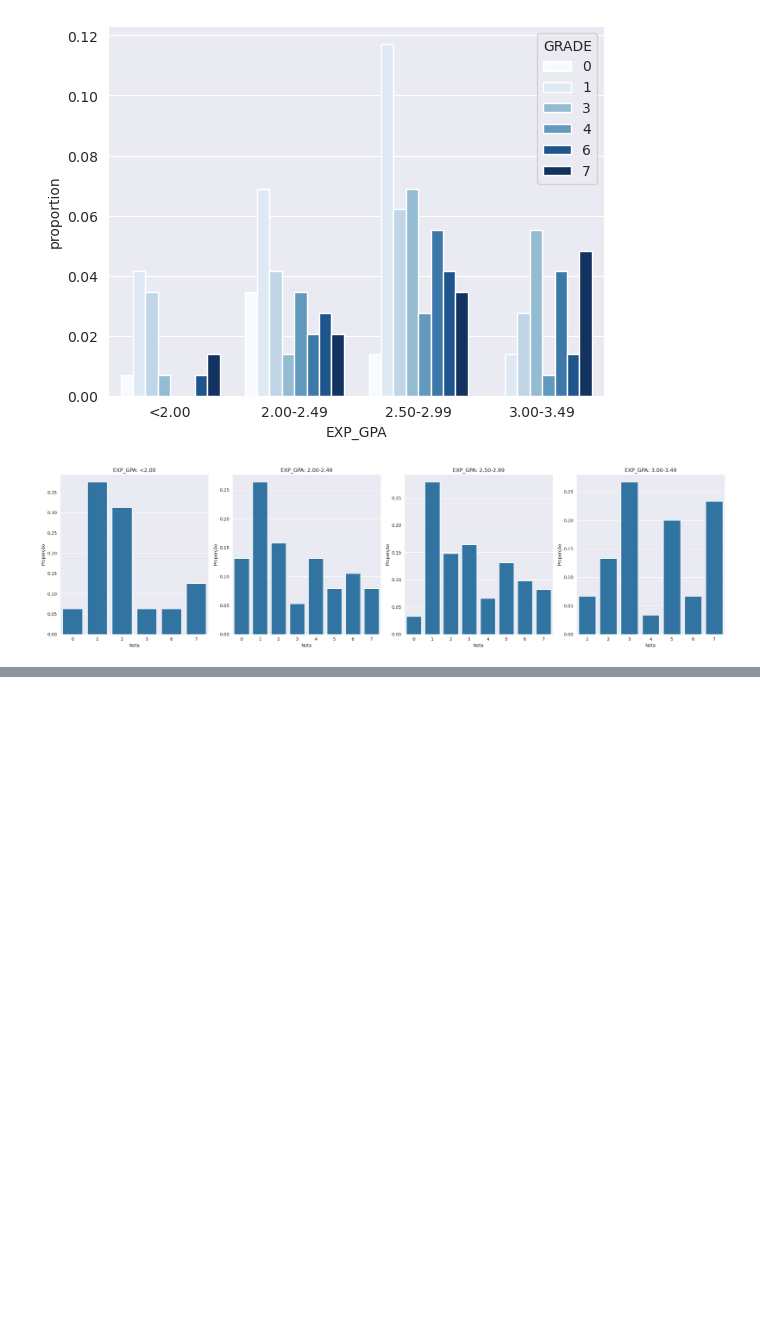
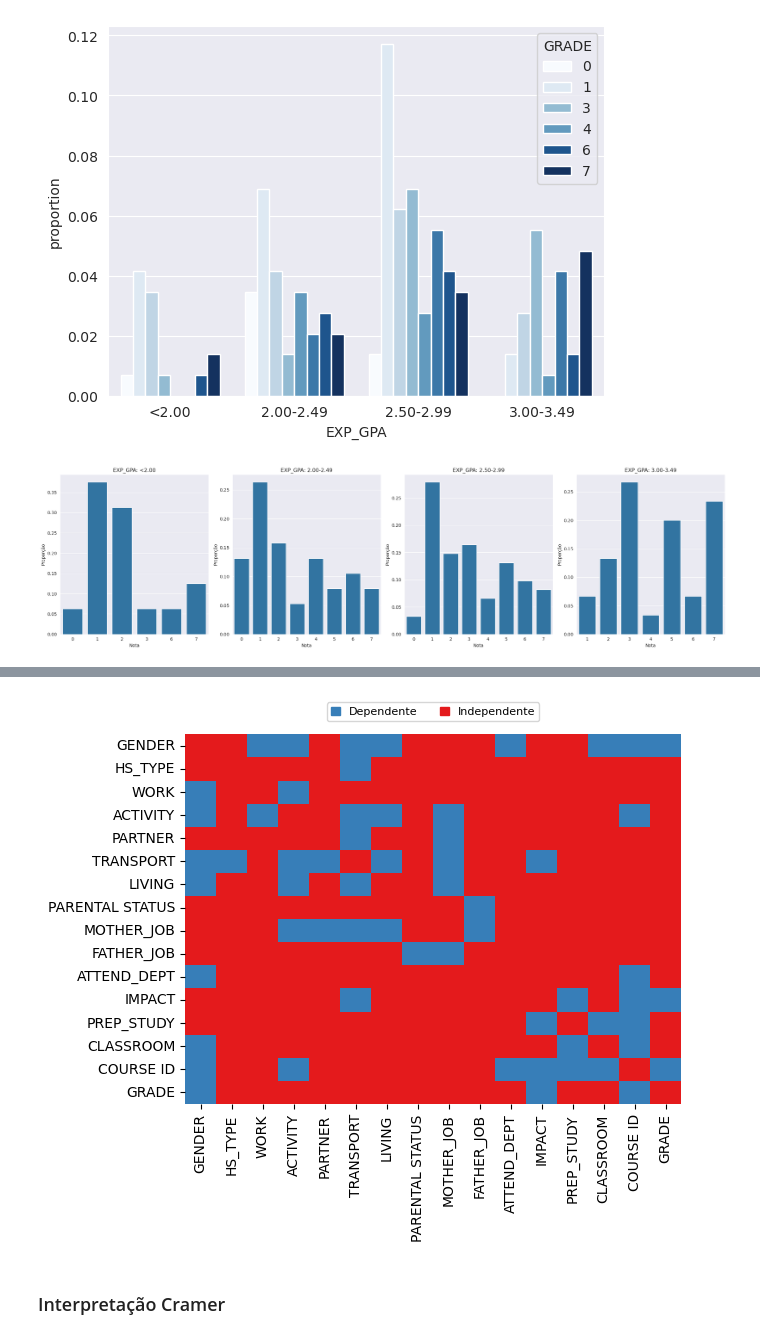
Before and after one commit to RodolfoPCruz/students-performance, a Jupyter notebook: performance_higher_education.ipynb, the cells around one changed output, grey strips where cells are left out. Drawn from its saved outputs; the diff is of its cells as text; code cells hidden in the pictures; blank space fills up the shorter version.

Commit message:
feat: Analise da correlacao entre variaveis categoricas para os dados de educacao superior

```diff
--- a/performance_higher_education.ipynb
+++ b/performance_higher_education.ipynb
@@ -1057,0 +1063,8 @@ gerar_subplot_proporcao_por_grupo(df_higher_education,index_expected_GPA,"EXP_GP
+# %%
+#Variáveis que podem ser ordenadas
+ordinals=['AGE','SCHOLARSHIP','SALARY','MOTHER_EDU','FATHER_EDU','#_SIBLINGS','STUDY_HRS','READ_FREQ',
+            'READ_FREQ_SCI','ATTEND','CUML_GPA','EXP_GPA','PREP_EXAM','NOTES','LISTENS','LIKES_DISCUSS',"GRADE"]
+
+#Variáveis categóricas
+categoricals=['GENDER','HS_TYPE','WORK','ACTIVITY','PARTNER','TRANSPORT','LIVING','PARENTAL STATUS','MOTHER_JOB','FATHER_JOB','ATTEND_DEPT','IMPACT','PREP_STUDY',
+            'CLASSROOM','COURSE ID','GRADE']
@@ -1057,0 +1141,28 @@ gerar_subplot_proporcao_por_grupo(df_higher_education,index_expected_GPA,"EXP_GP
+# %%
+#Plotar heat map para indicar se existe ou não associação entre as variáveis
+
+def heat_map_significance(df_p_values,alpha,size=[12,8]):
+    '''
+    Função para plotar heat map com as cores indicando se existe ou não associação entre as variáveis
+
+    Inputs:
+       df_p_values: pandas dataframe com os p values calculados usado o teste chi-quadrado
+       alpha      : nivel de significância
+
+    '''
+    cmap = sns.mpl_palette("Set1", 2) #Return a palette or colormap from the matplotlib registry.
+    legend_handles = [Patch(color=cmap[True], label='Dependente'),  # red
+                  Patch(color=cmap[False], label='Independente')]  # green
+    plt.legend(handles=legend_handles, ncol=2, bbox_to_anchor=[0.5, 1.02], loc='lower center',
+           fontsize=8, handlelength=.8)
+    sns.heatmap(df_p_values<alpha,cmap=cmap,cbar=False)
+# %%
+#Criar heat map informando dependência ou indepenência entre variáveis
+
+
+df_chi_quadrado,df_cramer,df_cramer_degrees_freedom=association_categorical_features(df_higher_education[categoricals])
+heat_map_significance(df_chi_quadrado,0.05)
+# %% [output]
+[figure, added]
+# %% [markdown]
+### Interpretação Cramer
```
Also changed, not shown: parts of 13 cells of this notebook.
